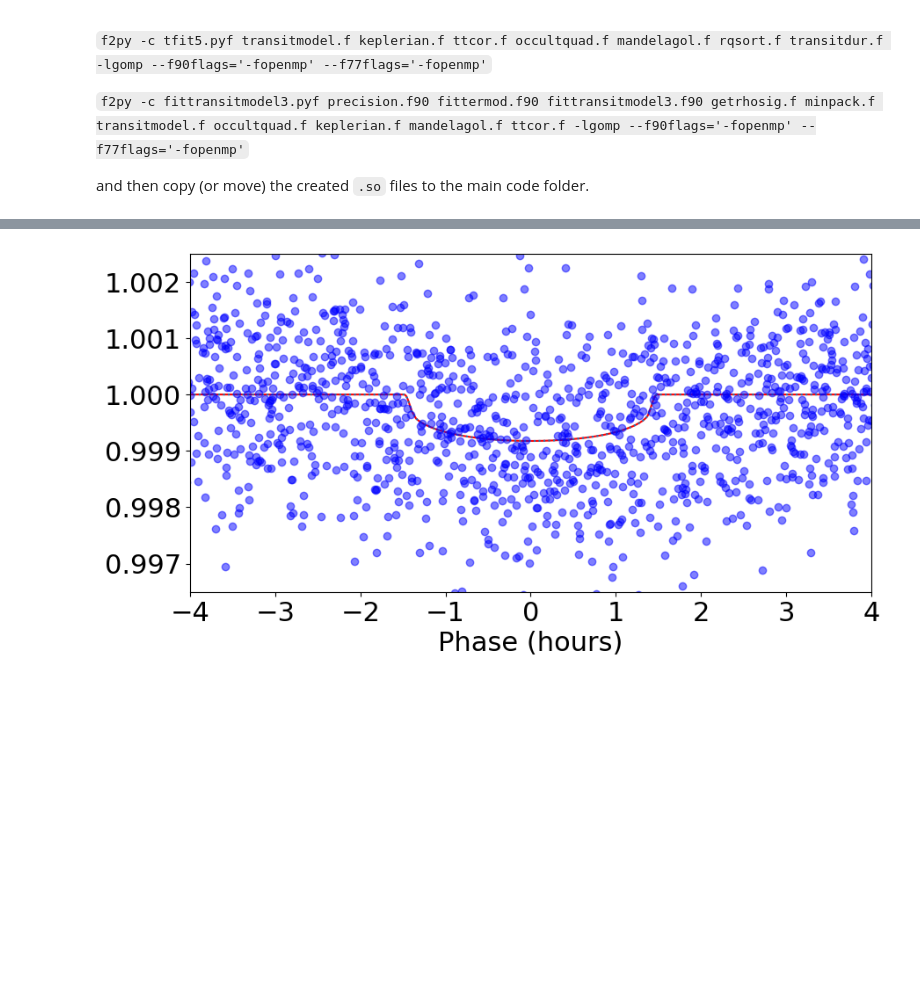
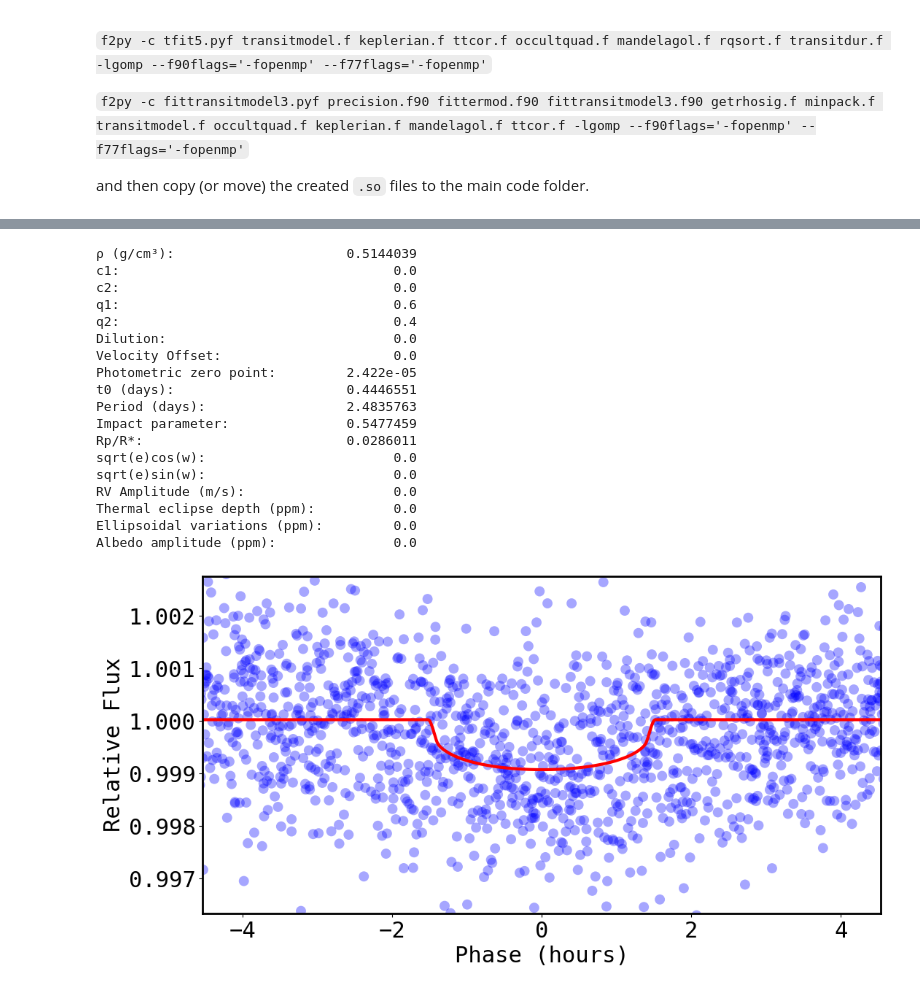
Before and after one commit to royalexis/bls_cuda, a Jupyter notebook: bls_cpu.ipynb, the cells around one changed output, grey strips where cells are left out. Saved outputs shown, nothing was run; the diff lists cells and outputs as text; code cells hidden in the pictures; blank space fills up the shorter version.

Commit message:
Added print params function

```diff
--- a/bls_cpu.ipynb
+++ b/bls_cpu.ipynb
@@ -51,4 +51,4 @@ gbls_inputs.plots = 1  #default is 1
 # %%
 # If you used data processing, use phot.flux_f
 # importlib.reload(gbls)
-# gbls_ans = gbls.bls(gbls_inputs, phot.time[phot.icut == 0], phot.flux[phot.icut == 0])
+gbls_ans = gbls.bls(gbls_inputs, phot.time[phot.icut == 0], phot.flux[phot.icut == 0])
@@ -102,31 +107,33 @@ tf5.transitplot(phot.time - gbls_inputs.zerotime, phot.flux + 1, sol, itime = ph
 # %%
-importlib.reload(transitm)
 importlib.reload(transitf)
+importlib.reload(transitp)
 
 time_a = phot.time - gbls_inputs.zerotime
-A = transitm.transitModel(sol, time_a, phot.itime)
-tmodel = tf5.transitmodel(sol, time_a, itime = phot.itime)
+# transitp.plotTransit(time_a, phot.flux+1, sol, phot.itime)
 
-# s = time.time()
-# sol_fit = transitf.fitTransitModel(sol, time_a, phot.flux + 1, 1, phot.itime)
-# print(time.time() - s)
-# print(sol_fit)
-
-phase = (time_a/bper - np.floor(time_a/bper) - epo/bper)*bper*24
-i_sort = np.argsort(phase)
-x = phase[i_sort]
-
-plt.figure(figsize=(10,5))
-plt.plot(x, A[i_sort], c="red")
-plt.plot(x, tmodel[i_sort], linestyle="dotted")
-# plt.plot(x, transitm.transitModel(sol_fit, time_a, phot.itime)[i_sort])
-plt.plot(phase, phot.flux + 1, "o", alpha=0.5, c="blue")
-plt.xlabel("Phase (hours)")
-plt.xlim(-4, 4)
-plt.ylim(0.9965, 1.0025)
-plt.show()
+sol_fit = transitf.fitFromBLS(gbls_ans, time_a, phot.flux + 1, 1, phot.itime)
+transitp.printParams(sol_fit)
+transitp.plotTransit(time_a, phot.flux + 1, sol_fit, phot.itime)
 # %% [output]
+ρ (g/cm³):                      0.5144039
+c1:                                   0.0
+c2:                                   0.0
+q1:                                   0.6
+q2:                                   0.4
+Dilution:                             0.0
+Velocity Offset:                      0.0
+Photometric zero point:         2.422e-05
+t0 (days):                      0.4446551
+Period (days):                  2.4835763
+Impact parameter:               0.5477459
+Rp/R*:                          0.0286011
+sqrt(e)cos(w):                        0.0
+sqrt(e)sin(w):                        0.0
+RV Amplitude (m/s):                   0.0
+Thermal eclipse depth (ppm):          0.0
+Ellipsoidal variations (ppm):         0.0
+Albedo amplitude (ppm):               0.0
-[figure, old version]
+[figure, new version]
 # %%
 # Python vs fortran
 importlib.reload(transitm)
```
Also changed, not shown: parts of 6 cells of this notebook, 1 other file.
